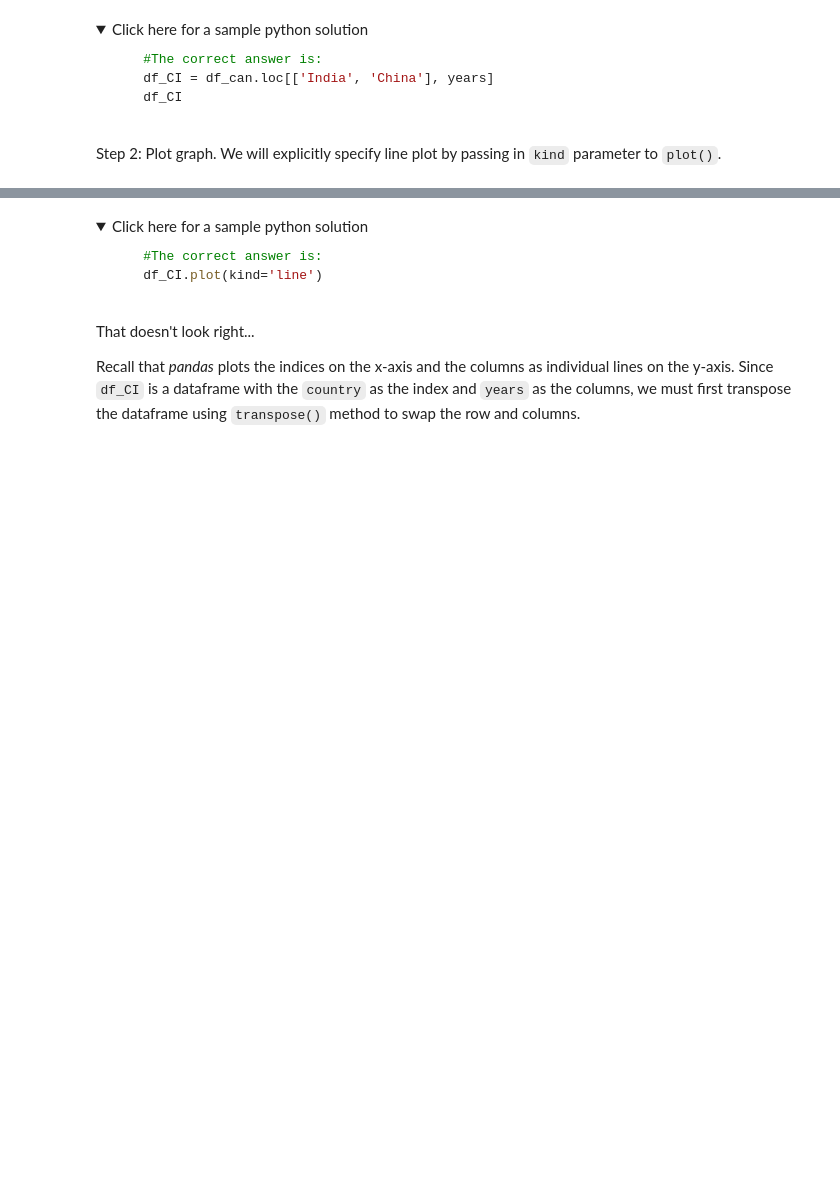
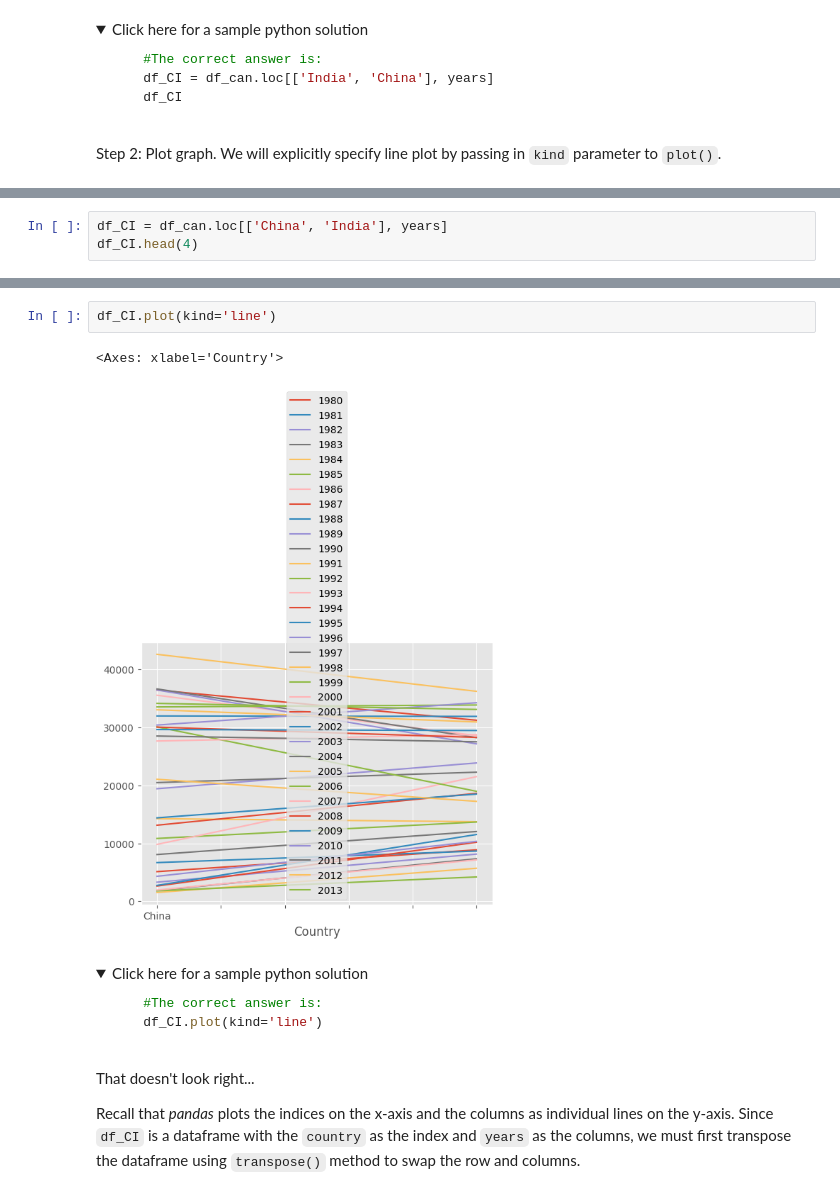
Before and after one commit to A-Cobra/data_verse, a Jupyter notebook: py_data_visualization/DV0101EN-Exercise-Introduction-to-Matplotlib-and-Line-Plots.ipynb, the cells around one changed output, grey strips where cells are left out. Saved outputs shown, nothing was run; the diff lists cells and outputs as text; folded sections open; blank space fills up the shorter version.

```diff
--- a/py_data_visualization/DV0101EN-Exercise-Introduction-to-Matplotlib-and-Line-Plots.ipynb
+++ b/py_data_visualization/DV0101EN-Exercise-Introduction-to-Matplotlib-and-Line-Plots.ipynb
@@ -517,0 +698,3 @@ Step 2: Plot graph. We will explicitly specify line plot by passing in `kind` pa
+# %%
+df_CI = df_can.loc[['China', 'India'], years]
+df_CI.head(4)
@@ -518,3 +707,8 @@ Step 2: Plot graph. We will explicitly specify line plot by passing in `kind` pa
+# %%
+df_CI.plot(kind='line')
+# %% [output]
+<Axes: xlabel='Country'>
+[figure, added]
 # %% [markdown]
 <details><summary>Click here for a sample python solution</summary>
 
```
Also changed, not shown: parts of 31 cells of this notebook.
